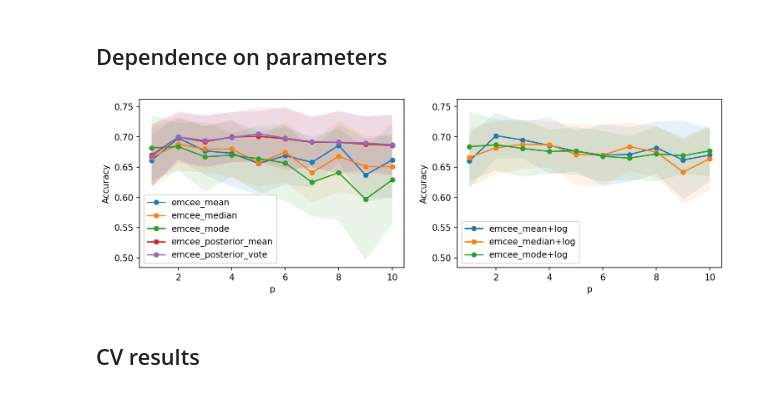
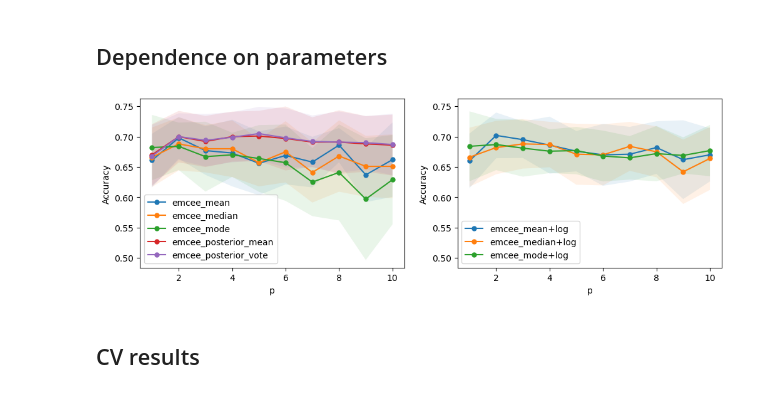
Before and after one commit to antcc/rk-bfr, a Jupyter notebook: demo_results_analysis.ipynb, the cells around one changed output. Cells and saved outputs as stored; diff of their text form; code cells hidden in the pictures.

```diff
--- a/demo_results_analysis.ipynb
+++ b/demo_results_analysis.ipynb
@@ -24,19 +26,14 @@ FONT_SIZE_LATEX = 15  # Font size for saving figures
 # %%
 # -- Set matplotlib parameters
 
-plt.rc('axes', prop_cycle=plt.cycler('color', COLORS.colors))
+plt.rc("axes", prop_cycle=plt.cycler("color", COLORS.colors))
+legend_fontsize = FONT_SIZE_LATEX - 2 if SAVE_FIG else None
 
 if SAVE_FIG:  # Mirror the style of a specific LaTeX document
     plt.rcParams.update(
         {
             "font.family": "serif",
             "font.size": FONT_SIZE_LATEX,
-            "legend.fontsize": FONT_SIZE_LATEX,
-            "axes.titlesize": FONT_SIZE_LATEX,
-            "axes.labelsize": FONT_SIZE_LATEX,
-            "xtick.labelsize": FONT_SIZE_LATEX,
-            "ytick.labelsize": FONT_SIZE_LATEX,
-            # "font.serif": [],
             "axes.linewidth": 0.75,
             "text.usetex": True,
             "pgf.rcfonts": False,
@@ -54,8 +51,9 @@ if SAVE_FIG:  # Mirror the style of a specific LaTeX document
         }
     )
 else:
+    plt.rcParams.update(plt.rcParamsDefault)
     %matplotlib inline
-    plt.rcParams['figure.dpi'] = 150
+    plt.rcParams["figure.dpi"] = 100
 # %%
 # -- Helper functions
 
@@ -188,0 +189,4 @@ def get_size_latex(width, fraction=1, subplots=(1, 1)):
+# %%
+# -- Configuration
+
+DIR_TRACE = DIR_EXPERIMENTS + "emcee_linear-3.idata"  # emcee_linear-{3,4}.idata
@@ -191,41 +250,42 @@ def get_size_latex(width, fraction=1, subplots=(1, 1)):
 # %%
 # -- Configuration
 
-DIR = DIR_EXPERIMENTS + "mixture_dependence_acc_p.csv"
+DIR_DEPENDENCE = DIR_EXPERIMENTS + "mixture_dependence_acc_p.csv"
 X_LABEL_DEPENDENCE = "p"
 # %%
 # -- Read data
 
-df = pd.read_csv(DIR)
+df = pd.read_csv(DIR_DEPENDENCE)
 df_bayesian, df_var_sel = separate_df(df, X_LABEL_DEPENDENCE)
 # %%
 # -- Plot data
 
 SCORE = "Acc" if any("Acc" in string for string in df.columns) else "RMSE"
 SCORE_STR = "Accuracy" if SCORE == "Acc" else SCORE
-FIGSIZE = (14, 5) if SAVE_FIG else (12, 3.5)
+FIGSIZE = (13, 5) if SAVE_FIG else (12, 3.5)
 
 fig, ax = plt.subplots(1, 2, figsize=FIGSIZE, sharey=True)
 for i, df in enumerate([df_bayesian, df_var_sel]):
     ax[i].set_xlabel(X_LABEL_DEPENDENCE)
     ax[i].set_ylabel(f"{SCORE_STR}")
     for key, grp in df.groupby(["Estimator"]):
         x, y = grp[X_LABEL_DEPENDENCE], grp[f"Mean {SCORE}"]
         yerror = grp[f"SD {SCORE}"]
         ax[i].plot(x, y, label=key[0], marker=".", markersize=10)
         ax[i].fill_between(x, y - yerror, y + yerror, alpha=0.1)
 
-legend_fontsize = FONT_SIZE_LATEX - 1 if SAVE_FIG else None
 ax[0].legend(fontsize=legend_fontsize)
-ax[1].legend(loc='lower left', fontsize=legend_fontsize)
+ax[1].legend(loc="lower left", fontsize=legend_fontsize)
 ax[1].tick_params(labelleft=True)
 
 if SAVE_FIG:
     plt.savefig(
-        DIR_SAVE + os.path.basename(DIR).split(".")[0] + ".pdf", bbox_inches="tight"
+        DIR_SAVE + os.path.basename(DIR_DEPENDENCE).split(".")[0] + ".pdf",
+        backend="pgf",
+        bbox_inches="tight",
     )
 # %% [output]
-[figure, old version]
+[figure, new version]
 # %% [markdown]
 ## CV results
 # %%
```
Also changed, not shown: parts of 11 cells of this notebook, 2 other files.
